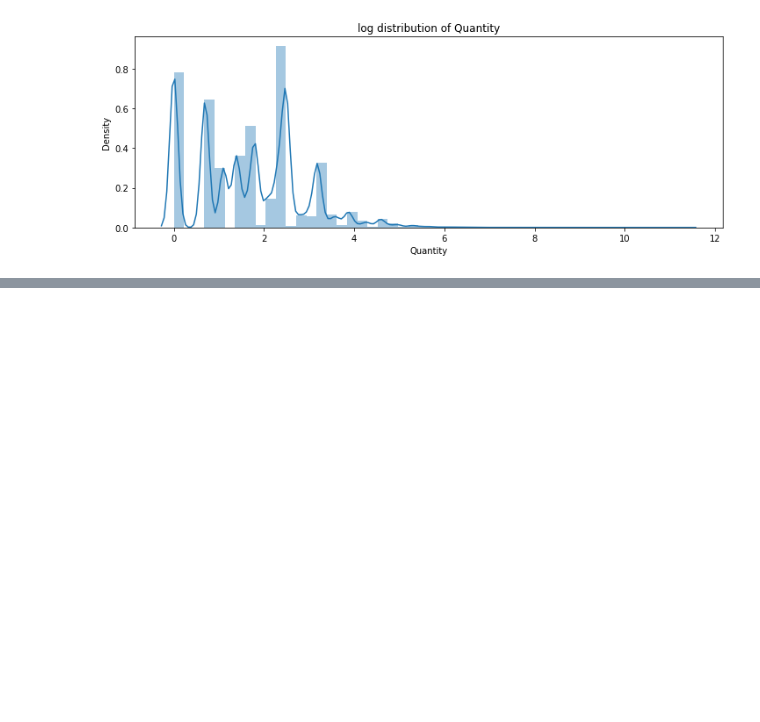
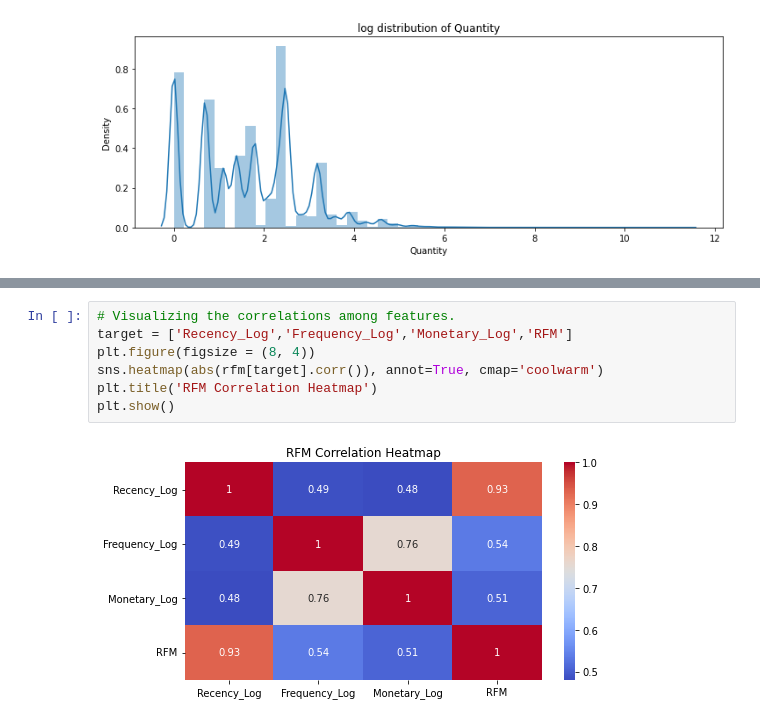
Before and after one commit to Shatakd/Customer-Segmentation-Clustering, a Jupyter notebook: Shatak_Customer_segmentation(Clustering).ipynb, the cells around one changed output, grey strips where cells are left out. Saved outputs shown, nothing was run; the diff lists cells and outputs as text; blank space fills up the shorter version.

```diff
--- a/Shatak_Customer_segmentation(Clustering).ipynb
+++ b/Shatak_Customer_segmentation(Clustering).ipynb
@@ -272,0 +360,9 @@ sns.distplot(np.log(df['Quantity']))
+# %%
+# Visualizing the correlations among features.
+target = ['Recency_Log','Frequency_Log','Monetary_Log','RFM']
+plt.figure(figsize = (8, 4))
+sns.heatmap(abs(rfm[target].corr()), annot=True, cmap='coolwarm')
+plt.title('RFM Correlation Heatmap')
+plt.show()
+# %% [output]
+[figure, added]
```
Also changed, not shown: parts of 9 cells of this notebook.
